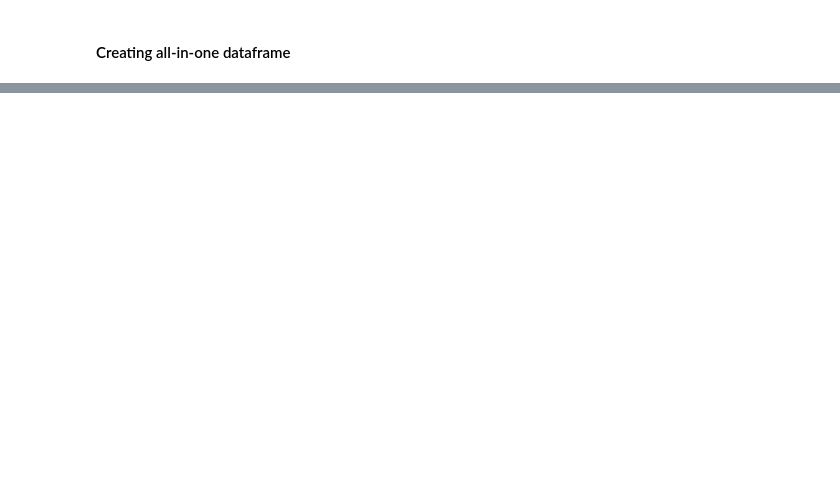
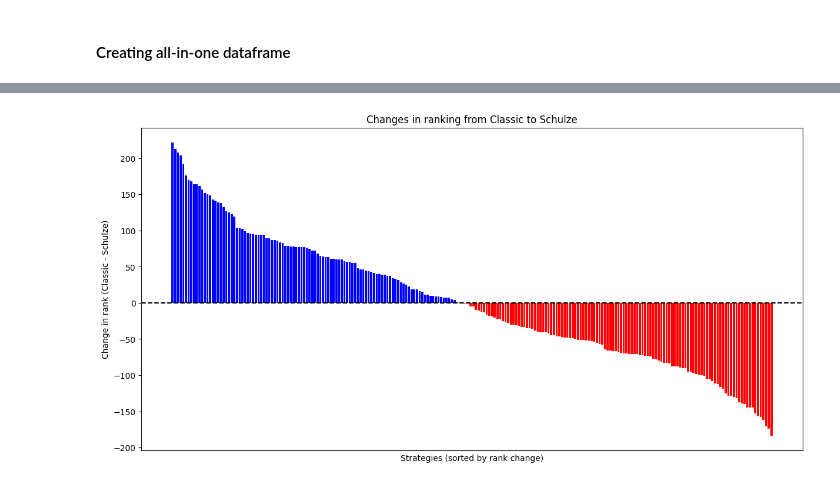
Before and after one commit to kiriz23/TournamentRemix, a Jupyter notebook: Schulze.ipynb, the cells around one changed output, grey strips where cells are left out. Saved outputs shown, nothing was run; the diff lists cells and outputs as text; code cells hidden in the pictures; blank space fills up the shorter version.

```diff
--- a/Schulze.ipynb
+++ b/Schulze.ipynb
@@ -553,0 +831,19 @@ plt.show()
+# %%
+# Combine and sort by improvement
+sorted_data = sorted(zip(diffs, players_names), key=lambda x: x[0], reverse=True)
+sorted_diffs, sorted_names = zip(*sorted_data)
+
+# Plot
+fig, ax = plt.subplots(figsize=(12, 6), layout='constrained')
+bars = ax.bar(range(num_players), sorted_diffs, color=['b' if d >= 0 else 'r' for d in sorted_diffs])
+
+ax.axhline(y=0, color='black', linestyle='--')
+ax.set_ylabel('Change in rank (Classic - Schulze)')
+ax.set_xlabel('Strategies (sorted by rank change)')
+ax.set_title('Changes in ranking from Classic to Schulze')
+ax.set_xticks(range(num_players))
+ax.set_xticklabels(sorted_names, rotation=90, fontsize=8)
+plt.xticks([])
+plt.show()
+# %% [output]
+[figure, added]
```
Also changed, not shown: parts of 55 cells of this notebook, 8 other files.
